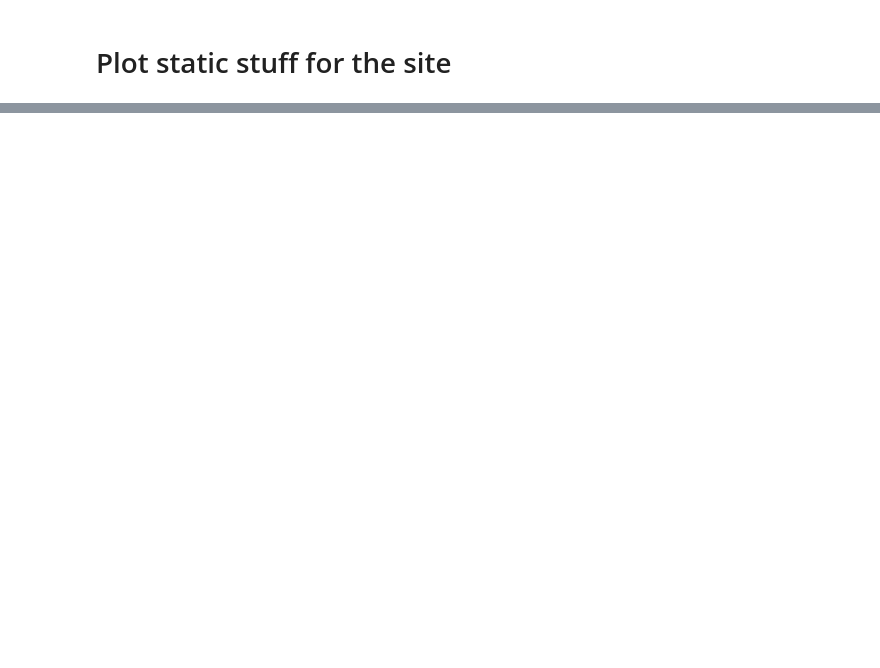
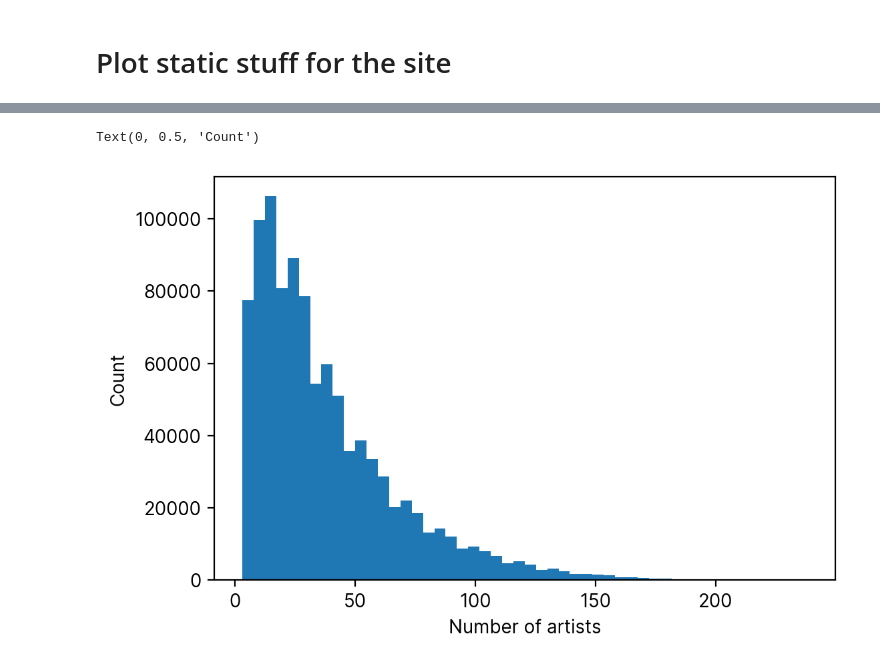
Before and after one commit to womogenes/spotify-final, a Jupyter notebook: static_plots.ipynb, the cells around one changed output, grey strips where cells are left out. Drawn from its saved outputs; the diff is of its cells as text; code cells hidden in the pictures; blank space fills up the shorter version.

```diff
--- a/static_plots.ipynb
+++ b/static_plots.ipynb
@@ -25,0 +37,7 @@ plt.hist(stuff_to_track["num_artists"])
+# %%
+plt.hist(stuff_to_track["num_artists"], bins=50);
+plt.xlabel("Number of artists")
+plt.ylabel("Count")
+# %% [output]
+Text(0, 0.5, 'Count')
+[figure, added]
```
Also changed, not shown: parts of 6 cells of this notebook.
